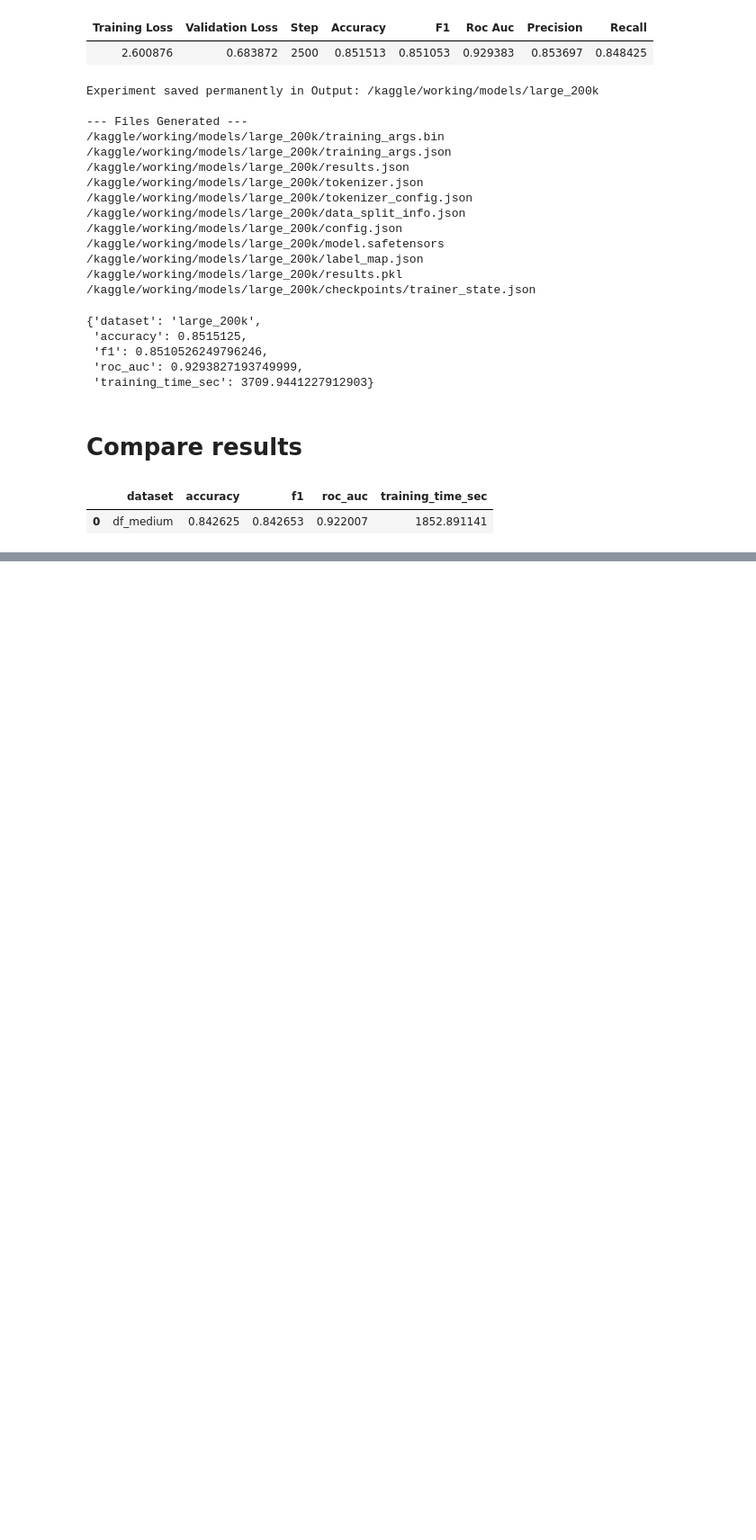
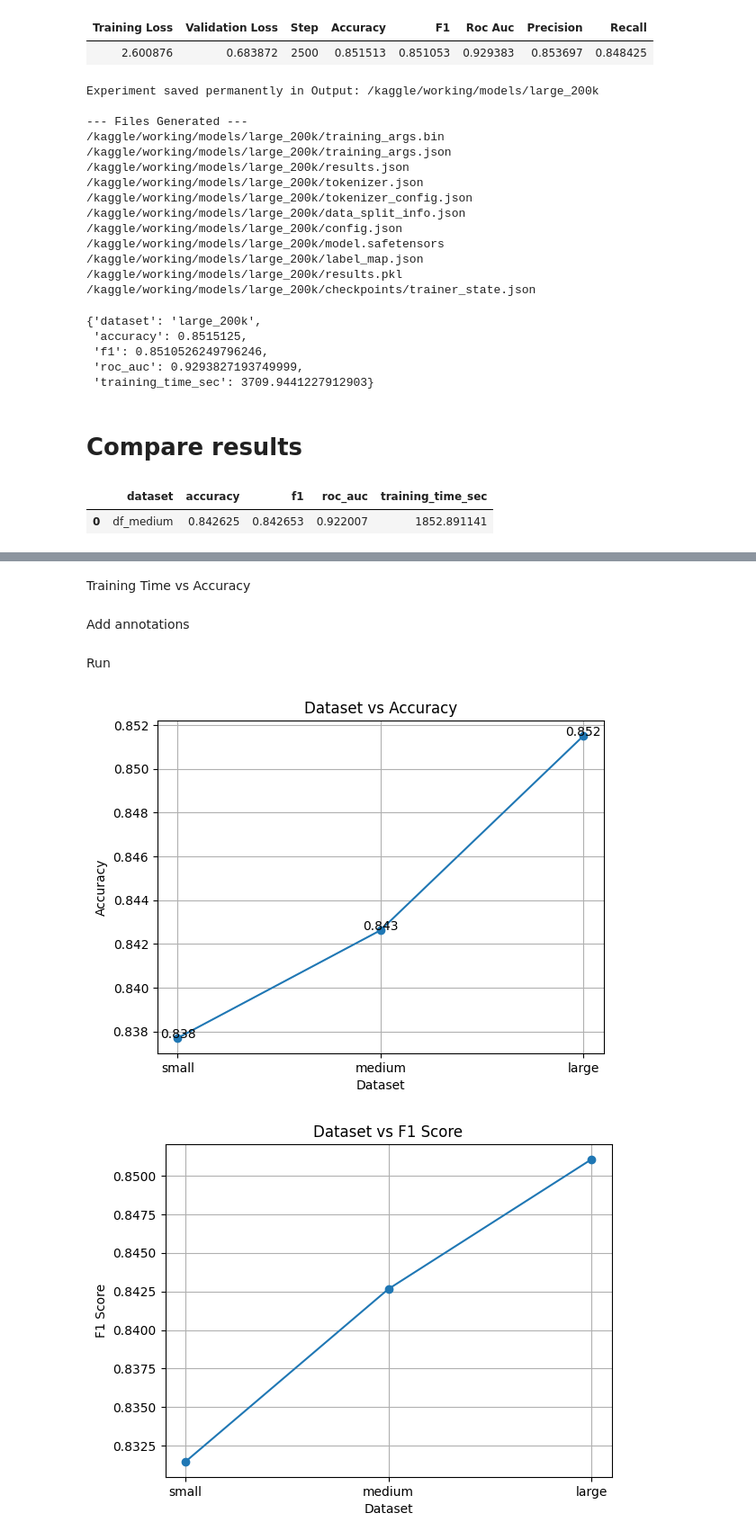
Before and after one commit to aayush-12321/Sentiment-Analysis-Project, a Jupyter notebook: Sentiment_Analysis_BERT.ipynb, the cells around one changed output, grey strips where cells are left out. Shown at 90% size. Drawn from its saved outputs; the diff is of its cells as text; code cells hidden in the pictures; blank space fills up the shorter version.

Commit message:
docs: add plots and insights explanation for experiments

```diff
--- a/Sentiment_Analysis_BERT.ipynb
+++ b/Sentiment_Analysis_BERT.ipynb
@@ -427,0 +521,44 @@ results_df
+# %% [markdown]
+Training Time vs Accuracy
+# %%
+def plot_time_vs_accuracy(time, accuracy):
+    plt.figure()
+    plt.plot(time, accuracy, marker='o')
+
+    for i, val in enumerate(accuracy):
+        plt.text(time[i], val, f"{val:.3f}", ha='center')
+
+    plt.xlabel("Training Time (sec)")
+    plt.ylabel("Accuracy")
+    plt.title("Training Time vs Accuracy")
+    plt.grid()
+    plt.show()
+# %% [markdown]
+Add annotations
+# %%
+def plot_accuracy_with_values(datasets, accuracy):
+    plt.figure()
+    plt.plot(datasets, accuracy, marker='o')
+
+    for i, val in enumerate(accuracy):
+        plt.text(i, val, f"{val:.3f}", ha='center')
+
+    plt.xlabel("Dataset")
+    plt.ylabel("Accuracy")
+    plt.title("Dataset vs Accuracy")
+    plt.grid()
+    plt.show()
+# %% [markdown]
+Run
+# %%
+plt.close('all')
+plot_accuracy_with_values(datasets, accuracy)
+
+plot_metric(datasets, f1, "Dataset vs F1 Score", "Dataset", "F1 Score")
+
+plot_metric(datasets, roc_auc, "Dataset vs ROC-AUC", "Dataset", "ROC-AUC")
+
+plot_time_vs_accuracy(time, accuracy)
+# %% [output]
+[figure, added]
+[figure, added]
```
Also changed, not shown: parts of 19 cells of this notebook.
